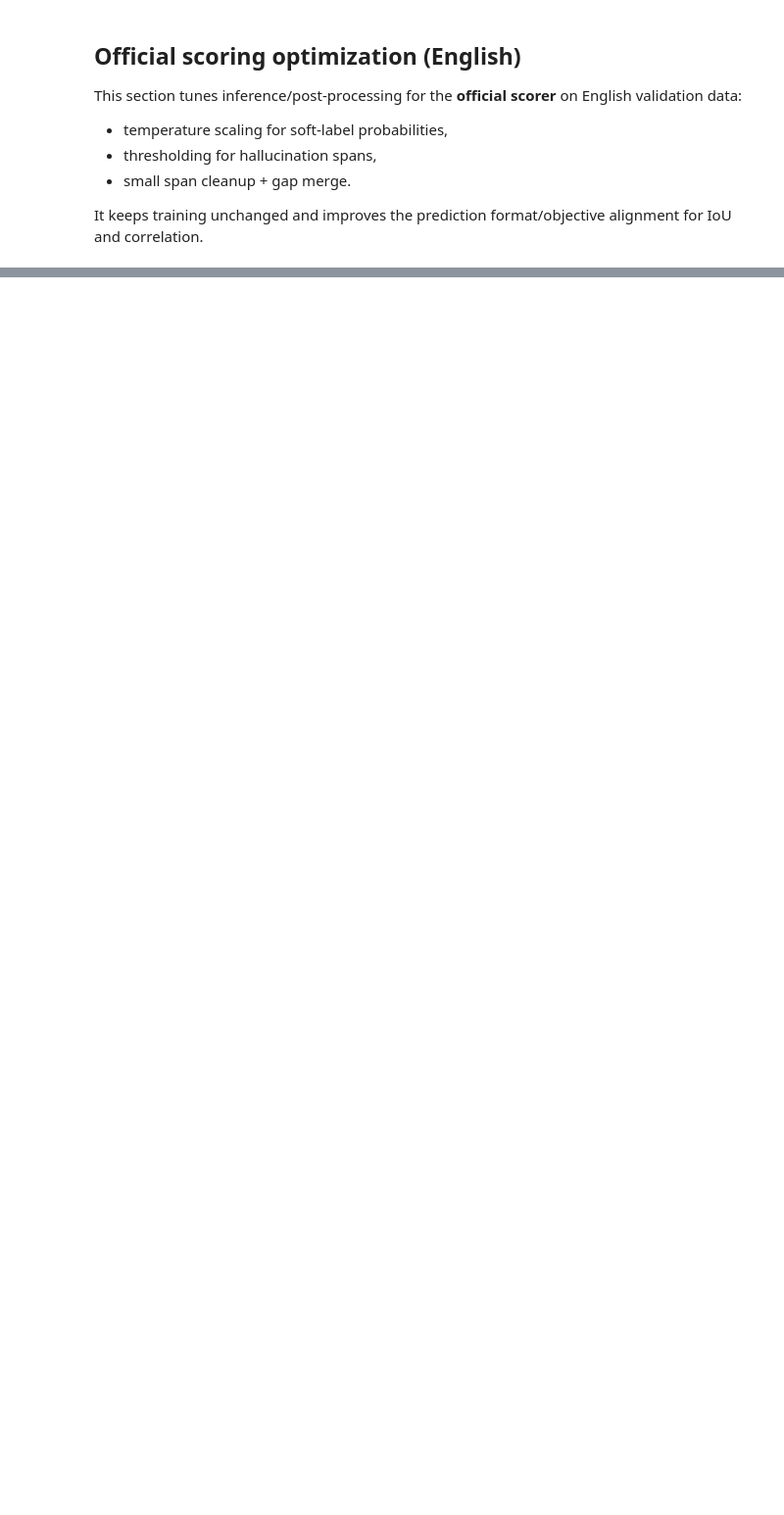
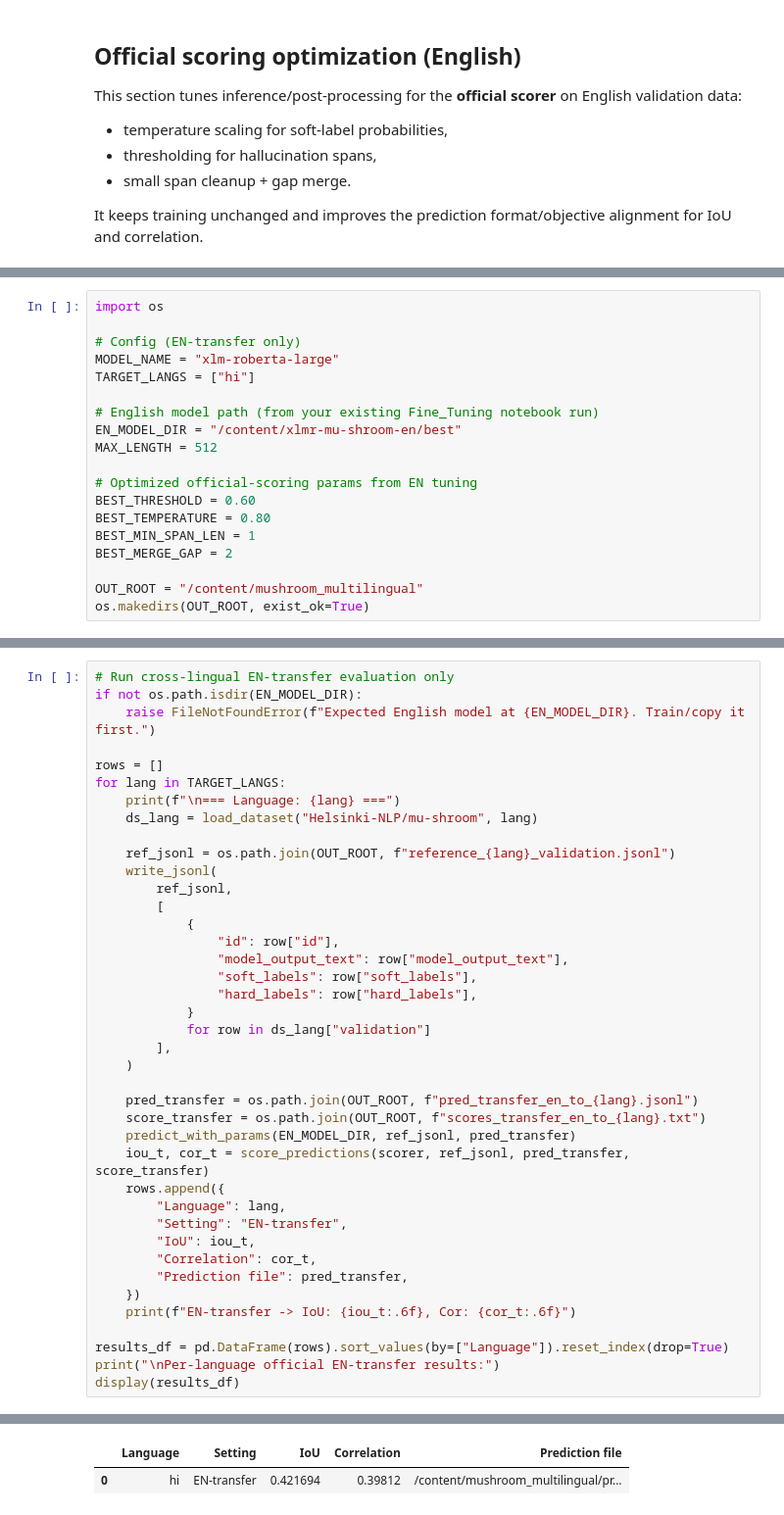
Before and after one commit to nabeelarshad9/nlp-project-hall-multlang, a Jupyter notebook: languagescheck/EnglishFinetuning.ipynb, the cells around one changed output, grey strips where cells are left out. Shown at 98% size. Saved outputs shown, nothing was run; the diff lists cells and outputs as text; blank space fills up the shorter version.

Commit message:
Added english-to-hindi finetuning check score

```diff
--- a/languagescheck/EnglishFinetuning.ipynb
+++ b/languagescheck/EnglishFinetuning.ipynb
@@ -854,0 +888,19 @@ Final official comparison (baseline-format):
+# %%
+import os
+
+# Config (EN-transfer only)
+MODEL_NAME = "xlm-roberta-large"
+TARGET_LANGS = ["hi"]
+
+# English model path (from your existing Fine_Tuning notebook run)
+EN_MODEL_DIR = "/content/xlmr-mu-shroom-en/best"
+MAX_LENGTH = 512
+
+# Optimized official-scoring params from EN tuning
+BEST_THRESHOLD = 0.60
+BEST_TEMPERATURE = 0.80
+BEST_MIN_SPAN_LEN = 1
+BEST_MERGE_GAP = 2
+
+OUT_ROOT = "/content/mushroom_multilingual"
+os.makedirs(OUT_ROOT, exist_ok=True)
@@ -854,0 +1008,41 @@ Final official comparison (baseline-format):
+# %%
+# Run cross-lingual EN-transfer evaluation only
+if not os.path.isdir(EN_MODEL_DIR):
+    raise FileNotFoundError(f"Expected English model at {EN_MODEL_DIR}. Train/copy it first.")
+
+rows = []
+for lang in TARGET_LANGS:
+    print(f"\n=== Language: {lang} ===")
+    ds_lang = load_dataset("Helsinki-NLP/mu-shroom", lang)
+
+    ref_jsonl = os.path.join(OUT_ROOT, f"reference_{lang}_validation.jsonl")
+    write_jsonl(
+        ref_jsonl,
+        [
+            {
+                "id": row["id"],
+                "model_output_text": row["model_output_text"],
+                "soft_labels": row["soft_labels"],
+                "hard_labels": row["hard_labels"],
+            }
+            for row in ds_lang["validation"]
+        ],
+    )
+
+    pred_transfer = os.path.join(OUT_ROOT, f"pred_transfer_en_to_{lang}.jsonl")
+    score_transfer = os.path.join(OUT_ROOT, f"scores_transfer_en_to_{lang}.txt")
+    predict_with_params(EN_MODEL_DIR, ref_jsonl, pred_transfer)
+    iou_t, cor_t = score_predictions(scorer, ref_jsonl, pred_transfer, score_transfer)
+    rows.append({
+        "Language": lang,
+        "Setting": "EN-transfer",
+        "IoU": iou_t,
+        "Correlation": cor_t,
+        "Prediction file": pred_transfer,
+    })
+    print(f"EN-transfer -> IoU: {iou_t:.6f}, Cor: {cor_t:.6f}")
+
+results_df = pd.DataFrame(rows).sort_values(by=["Language"]).reset_index(drop=True)
+print("\nPer-language official EN-transfer results:")
+display(results_df)
+# %% [output]
@@ -854,0 +1053,2 @@ Final official comparison (baseline-format):
+|  | Language | Setting | IoU | Correlation | Prediction file |
+| 0 | hi | EN-transfer | 0.421694 | 0.39812 | /content/mushroom_multilingual/pr... |
```
Also changed, not shown: parts of 9 cells of this notebook.
